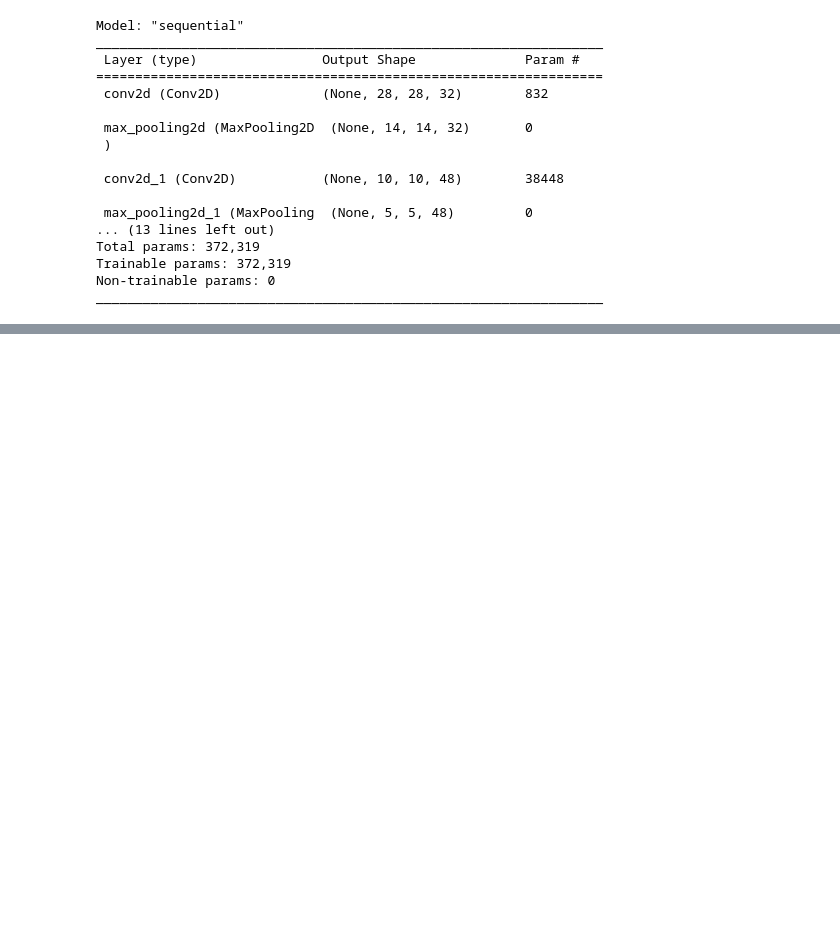
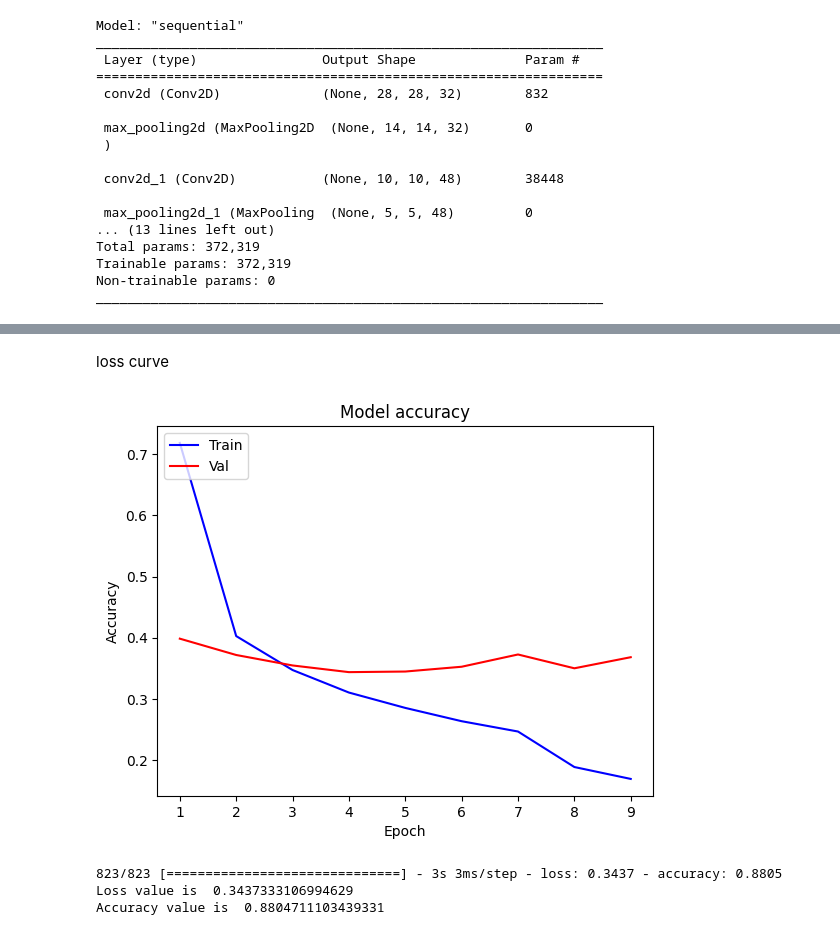
Before and after one commit to microgram17/python_ocr, a Jupyter notebook: model_training.ipynb, the cells around one changed output, grey strips where cells are left out. Cells and saved outputs as stored; diff of their text form; code cells hidden in the pictures; blank space fills up the shorter version.

```diff
--- a/model_training.ipynb
+++ b/model_training.ipynb
@@ -271,0 +296,6 @@ Epoch 10: early stopping
+# %% [markdown]
+loss curve
+# %%
+plotgraph(epochs, loss, val_loss)
+# %% [output]
+[figure, added]
@@ -271,0 +305,9 @@ Epoch 10: early stopping
+# %%
+# Evaluate new data
+evaluation = cnn_model.evaluate(X_test, y_test)
+print('Loss value is ',evaluation[0])
+print('Accuracy value is ',evaluation[1])
+# %% [output]
+823/823 [==============================] - 3s 3ms/step - loss: 0.3437 - accuracy: 0.8805
+Loss value is  0.3437333106994629
+Accuracy value is  0.8804711103439331
```
Also changed, not shown: parts of 7 cells of this notebook.
